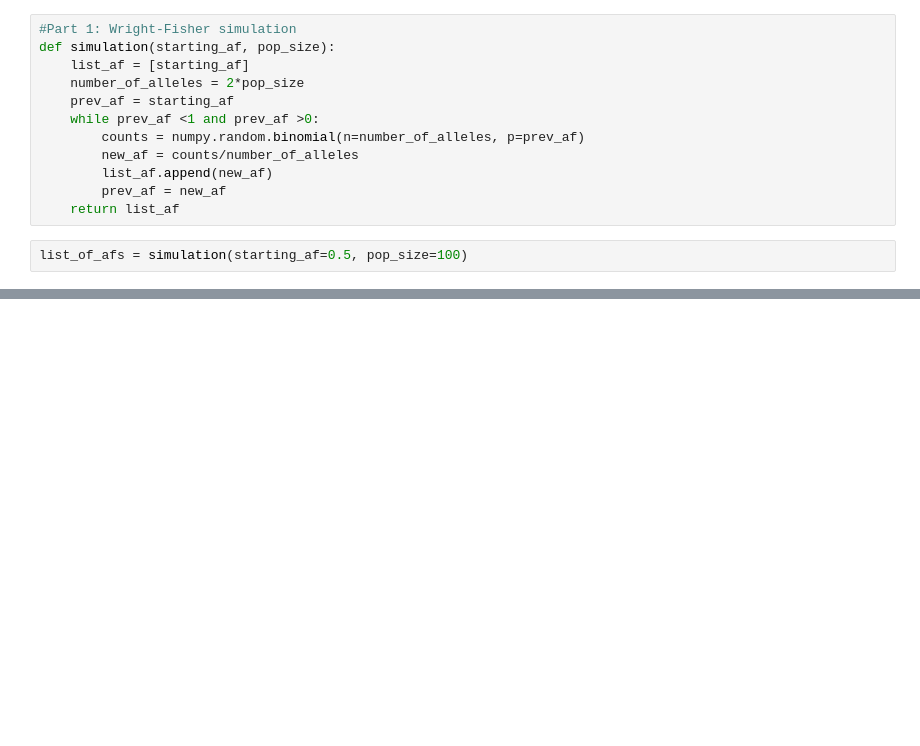
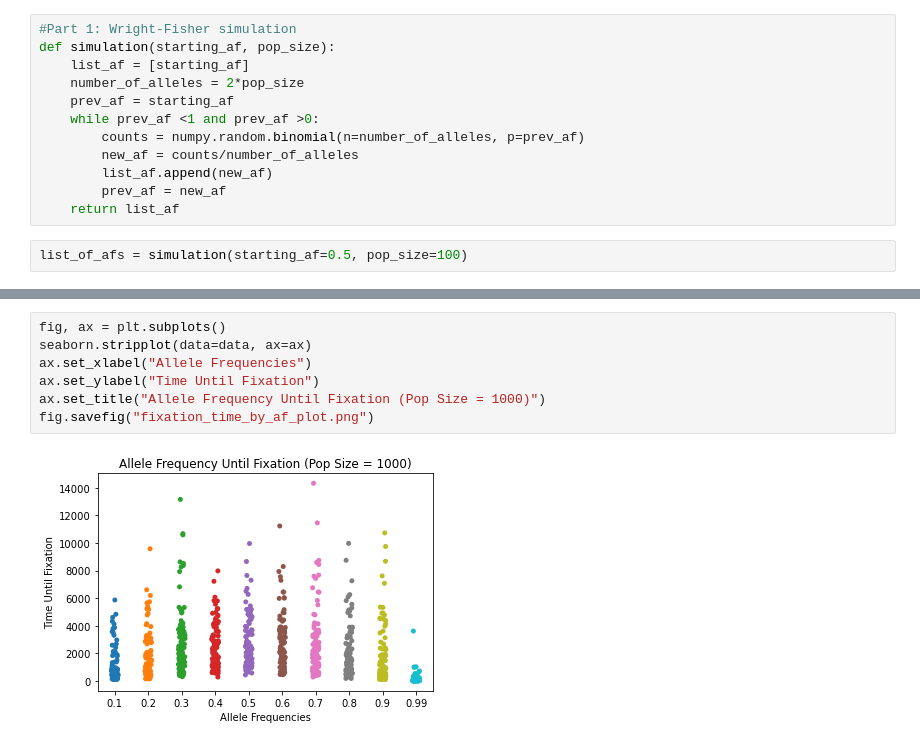
Before and after one commit to ayseecer/qbb2022-answers, a Jupyter notebook: week13-homework/Week13-homework_jn.ipynb, the cells around one changed output, grey strips where cells are left out. Drawn from its saved outputs; the diff is of its cells as text; blank space fills up the shorter version.

```diff
--- a/week13-homework/Week13-homework_jn.ipynb
+++ b/week13-homework/Week13-homework_jn.ipynb
@@ -65,0 +94,9 @@ ValueError: x and y must have same first dimension, but have shapes (6,) and (27
+# %%
+fig, ax = plt.subplots()
+seaborn.stripplot(data=data, ax=ax)
+ax.set_xlabel("Allele Frequencies")
+ax.set_ylabel("Time Until Fixation")
+ax.set_title("Allele Frequency Until Fixation (Pop Size = 1000)")
+fig.savefig("fixation_time_by_af_plot.png")
+# %% [output]
+[figure, added]
```
Also changed, not shown: parts of 7 cells of this notebook.
